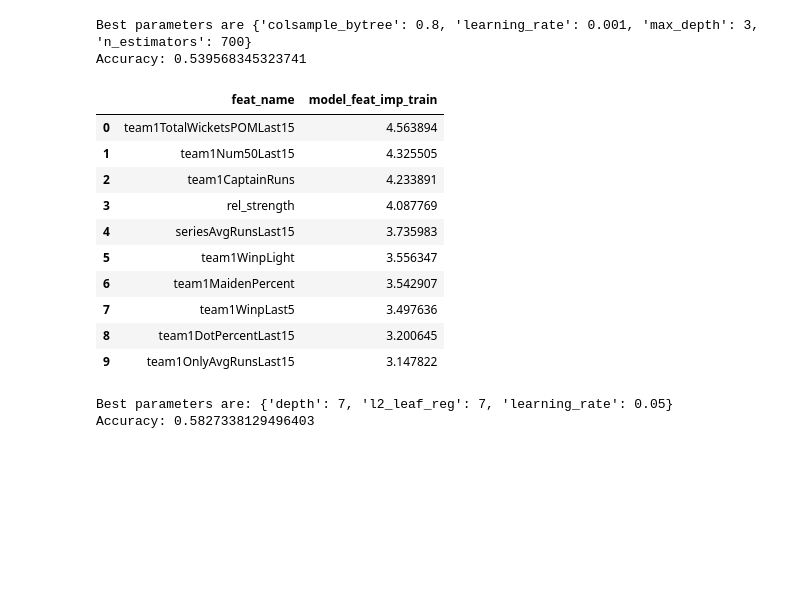
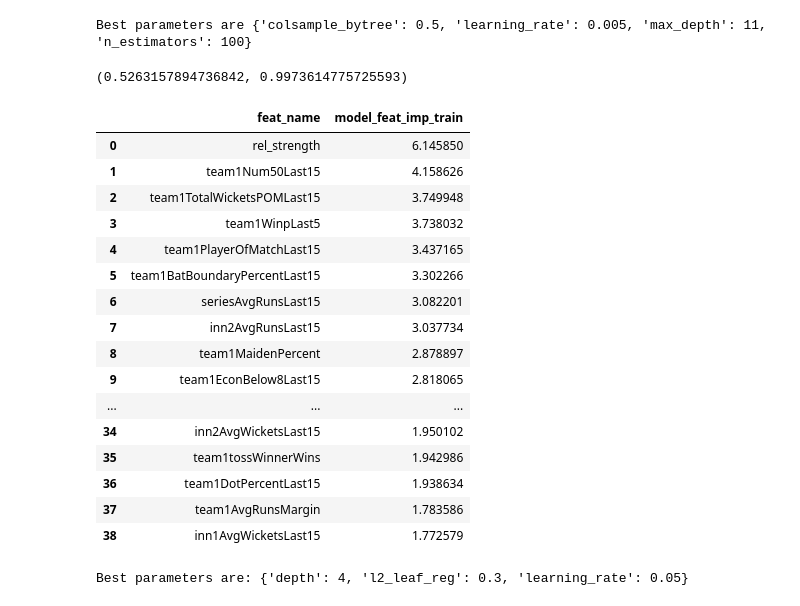
Before and after one commit to waitasecant/AmEx-Campus-Super-Bowl, a Jupyter notebook: test.ipynb, the cells around one changed output. Saved outputs shown, nothing was run; the diff lists cells and outputs as text; code cells hidden in the pictures; blank space fills up the shorter version.

Commit message:
Score: 59.41, Rank: 36(4)

```diff
--- a/test.ipynb
+++ b/test.ipynb
@@ -37,0 +15,9 @@ X_train, y_train, X_test, y_test = train_data_test[cols][:670], train_data_test[
+# %%
+cols = list(test_data.columns[13:])
+X_train, X_val, y_train, y_val = train_test_split(train_data[cols],train_data['winner_01'], test_size = 0.2, random_state= 0, stratify = train_data['winner_01'])
+# %%
+eval_set = [(X_val, y_val)]
+# %%
+clf_xgb = xgb.XGBClassifier()
+clf_xgb.fit(X_train, y_train, eval_set=eval_set, verbose=False)
+accuracy_score(y_val,clf_xgb.predict(X_val)), accuracy_score(y_train,clf_xgb.predict(X_train))
@@ -38,53 +49,56 @@ X_train, y_train, X_test, y_test = train_data_test[cols][:670], train_data_test[
 # %%
-# XGBOOST
-clf_xgb = xgb.XGBClassifier(booster = 'gbtree', random_state=0, n_jobs=-1, verbosity=0, eval_metric='error', objective='binary:logistic')
+# 6min
+clf_xgb = xgb.XGBClassifier(booster = 'gbtree', early_stopping_rounds=50, random_state=0, n_jobs=-1, verbosity=0, eval_metric='error', objective='binary:logistic')
 param_xgb = {
-    'n_estimators': [100, 200, 300, 500, 700, 1000],
+    'n_estimators': [100, 500, 1000],
     'max_depth': [3, 5, 7, 9, 11],
-    'learning_rate': [0.1, 0.05, 0.01, 0.001],
-    'colsample_bytree': [0.8, 1.0]
+    'learning_rate': [0.05, 0.01, 0.005, 0.001],
+    'colsample_bytree': [0.5, 0.7, 0.8, 0.9, 1.0]
 }
 clf_xgb = GridSearchCV(clf_xgb, param_xgb, cv=5, n_jobs=-1)
-clf_xgb.fit(X_train, y_train)
+clf_xgb.fit(X_train, y_train, eval_set=eval_set, verbose=False)
 print(f"Best parameters are {clf_xgb.best_params_}")
-y_pred = clf_xgb.predict(X_test)
-acc = np.mean(y_pred == y_test)
-print(f'Accuracy: {acc}')
 # %% [output]
-Best parameters are {'colsample_bytree': 0.8, 'learning_rate': 0.001, 'max_depth': 3, 'n_estimators': 700}
-Accuracy: 0.539568345323741
+Best parameters are {'colsample_bytree': 0.5, 'learning_rate': 0.005, 'max_depth': 11, 'n_estimators': 100}
+# %%
+accuracy_score(y_val,clf_xgb.predict(X_val)), accuracy_score(y_train,clf_xgb.predict(X_train))
+# %% [output]
+(0.5263157894736842, 0.9973614775725593)
 # %%
 a = list(zip(cols, clf_xgb.best_estimator_.feature_importances_*100))
 a.sort(key=lambda x: x[1], reverse=True)
 feature_importance_xgb = pd.DataFrame(a, columns=['feat_name', 'model_feat_imp_train'])
-feature_importance_xgb.head(10)
+feature_importance_xgb
 # %% [output]
 |  | feat_name | model_feat_imp_train |
-| 0 | team1TotalWicketsPOMLast15 | 4.563894 |
-| 1 | team1Num50Last15 | 4.325505 |
-| 2 | team1CaptainRuns | 4.233891 |
-| 3 | rel_strength | 4.087769 |
-| 4 | seriesAvgRunsLast15 | 3.735983 |
-| 5 | team1WinpLight | 3.556347 |
-| 6 | team1MaidenPercent | 3.542907 |
-| 7 | team1WinpLast5 | 3.497636 |
-| 8 | team1DotPercentLast15 | 3.200645 |
-| 9 | team1OnlyAvgRunsLast15 | 3.147822 |
+| 0 | rel_strength | 6.145850 |
+| 1 | team1Num50Last15 | 4.158626 |
+| 2 | team1TotalWicketsPOMLast15 | 3.749948 |
+| 3 | team1WinpLast5 | 3.738032 |
+| 4 | team1PlayerOfMatchLast15 | 3.437165 |
+| 5 | team1BatBoundaryPercentLast15 | 3.302266 |
+| 6 | seriesAvgRunsLast15 | 3.082201 |
+| 7 | inn2AvgRunsLast15 | 3.037734 |
+| 8 | team1MaidenPercent | 2.878897 |
+| 9 | team1EconBelow8Last15 | 2.818065 |
+| ... | ... | ... |
+| 34 | inn2AvgWicketsLast15 | 1.950102 |
+| 35 | team1tossWinnerWins | 1.942986 |
+| 36 | team1DotPercentLast15 | 1.938634 |
+| 37 | team1AvgRunsMargin | 1.783586 |
+| 38 | inn1AvgWicketsLast15 | 1.772579 |
 # %%
-# CATBOOST
-clf_cat = cat.CatBoostClassifier(iterations= 100, random_state=0, verbose=0)
+# 12min
+clf_cat = cat.CatBoostClassifier(iterations= 1000, random_state=0, verbose=0, eval_metric = 'Accuracy',
+                                 early_stopping_rounds=50, od_type='Iter')
 param_cat = {
-    'depth': [6, 7, 8, 9, 10],
-    'learning_rate': [0.1, 0.05, 0.01, 0.001],
-    'l2_leaf_reg': [1, 3, 5, 7, 9]
+    'depth': [4, 6, 8, 10],
+    'learning_rate': [0.05, 0.01, 0.005, 0.001],
+    'l2_leaf_reg': [0.5, 0.7, 0.3]
 }
 
 clf_cat = GridSearchCV(clf_cat, param_cat, cv=5, n_jobs=-1)
-clf_cat.fit(X_train, y_train)
+clf_cat.fit(X_train, y_train, eval_set=eval_set)
 print(f"Best parameters are: {clf_cat.best_params_}")
-y_pred = clf_cat.predict(X_test)
-acc = np.mean(y_pred == y_test)
-print(f'Accuracy: {acc}')
 # %% [output]
-Best parameters are: {'depth': 7, 'l2_leaf_reg': 7, 'learning_rate': 0.05}
-Accuracy: 0.5827338129496403
+Best parameters are: {'depth': 4, 'l2_leaf_reg': 0.3, 'learning_rate': 0.05}
```
Also changed, not shown: parts of 27 cells of this notebook, 17 other files.
